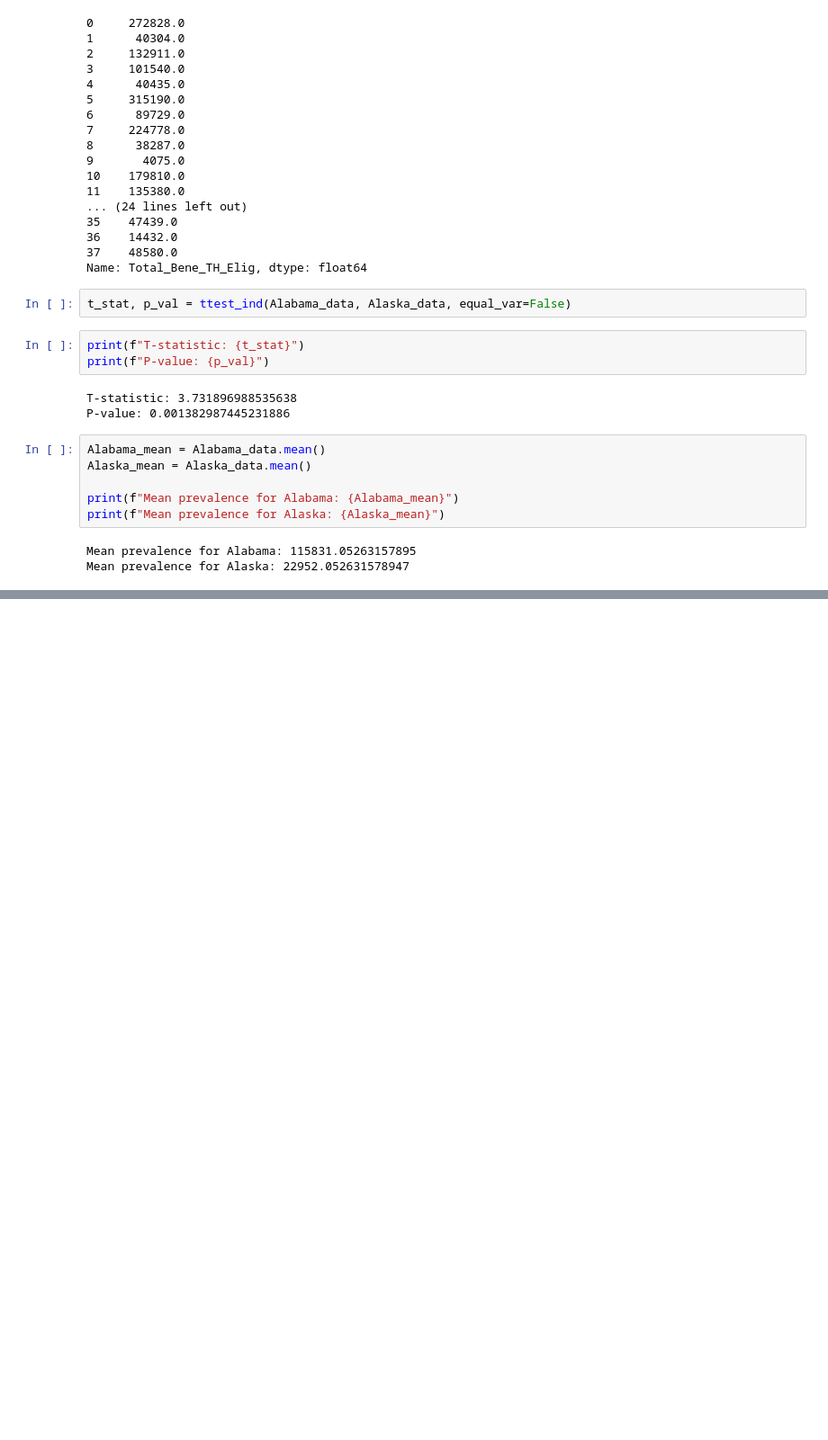
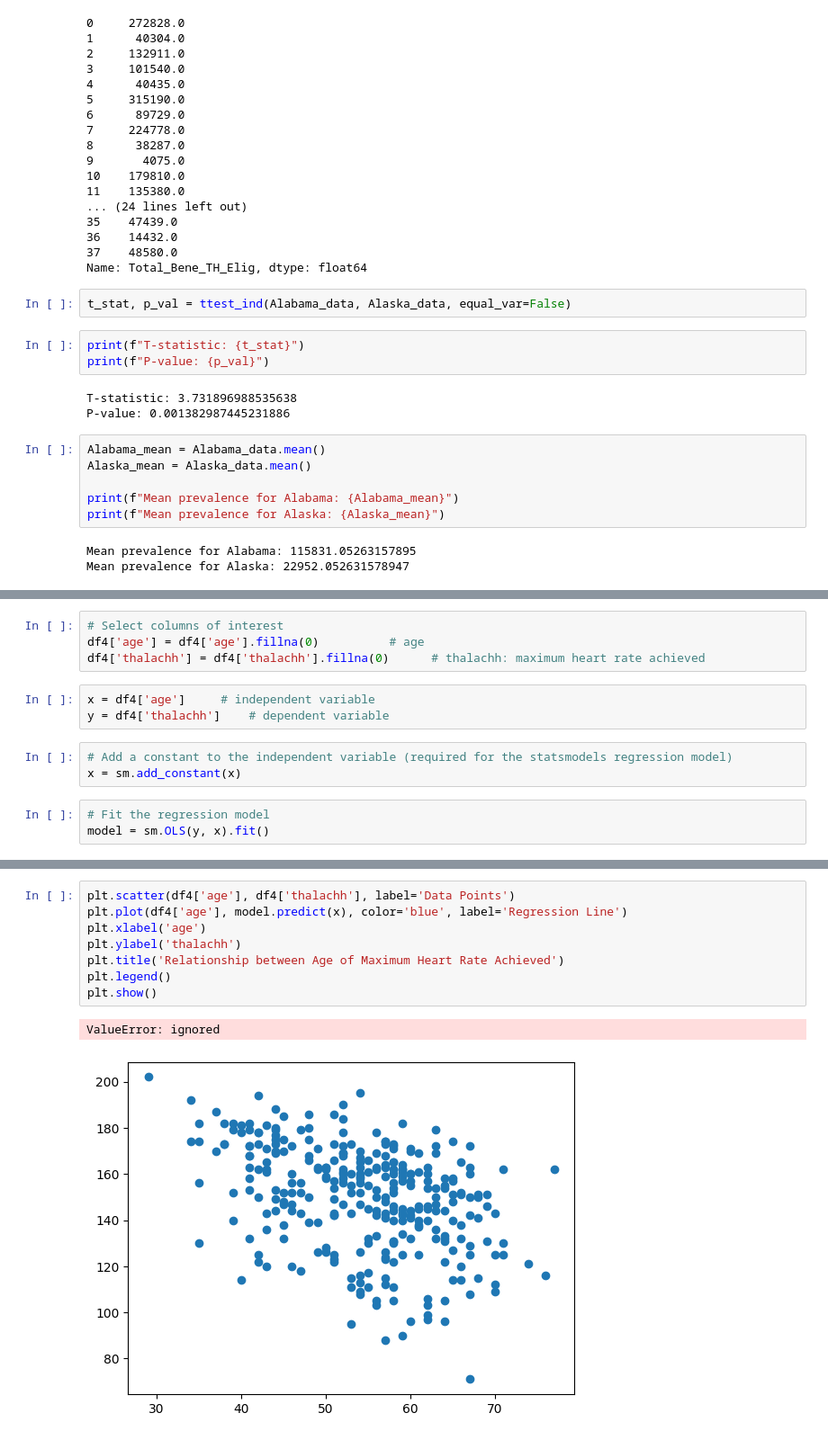
Before and after one commit to EugeneHsiung/datasci_5_statistics, a Jupyter notebook: datasci_5_statistics.ipynb, the cells around one changed output, grey strips where cells are left out. Shown: that part at 90% size. Saved outputs shown, nothing was run; the diff lists cells and outputs as text; blank space fills up the shorter version.

```diff
--- a/datasci_5_statistics.ipynb
+++ b/datasci_5_statistics.ipynb
@@ -146,0 +219,13 @@ Mean prevalence for Alaska: 22952.052631578947
+# %%
+# Select columns of interest
+df4['age'] = df4['age'].fillna(0)          # age
+df4['thalachh'] = df4['thalachh'].fillna(0)      # thalachh: maximum heart rate achieved
+# %%
+x = df4['age']     # independent variable
+y = df4['thalachh']    # dependent variable
+# %%
+# Add a constant to the independent variable (required for the statsmodels regression model)
+x = sm.add_constant(x)
+# %%
+# Fit the regression model
+model = sm.OLS(y, x).fit()
@@ -146,0 +253,11 @@ Mean prevalence for Alaska: 22952.052631578947
+# %%
+plt.scatter(df4['age'], df4['thalachh'], label='Data Points')
+plt.plot(df4['age'], model.predict(x), color='blue', label='Regression Line')
+plt.xlabel('age')
+plt.ylabel('thalachh')
+plt.title('Relationship between Age of Maximum Heart Rate Achieved')
+plt.legend()
+plt.show()
+# %% [output]
+ValueError: ignored
+[figure, added]
```
Also changed, not shown: parts of 13 cells of this notebook.
